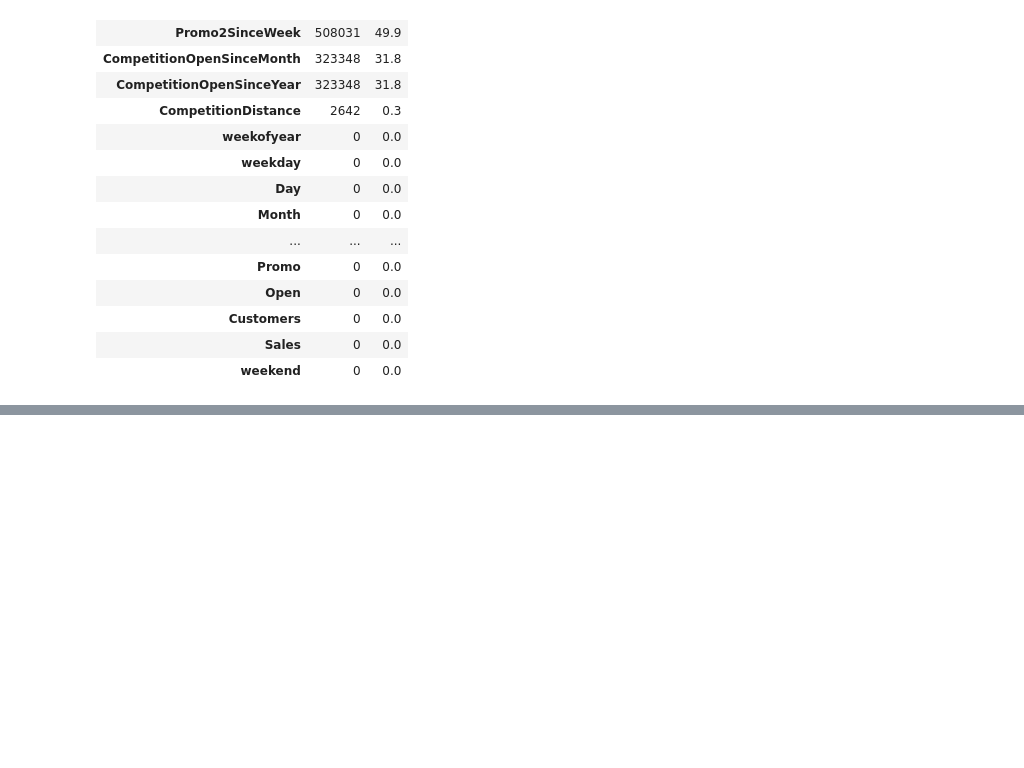
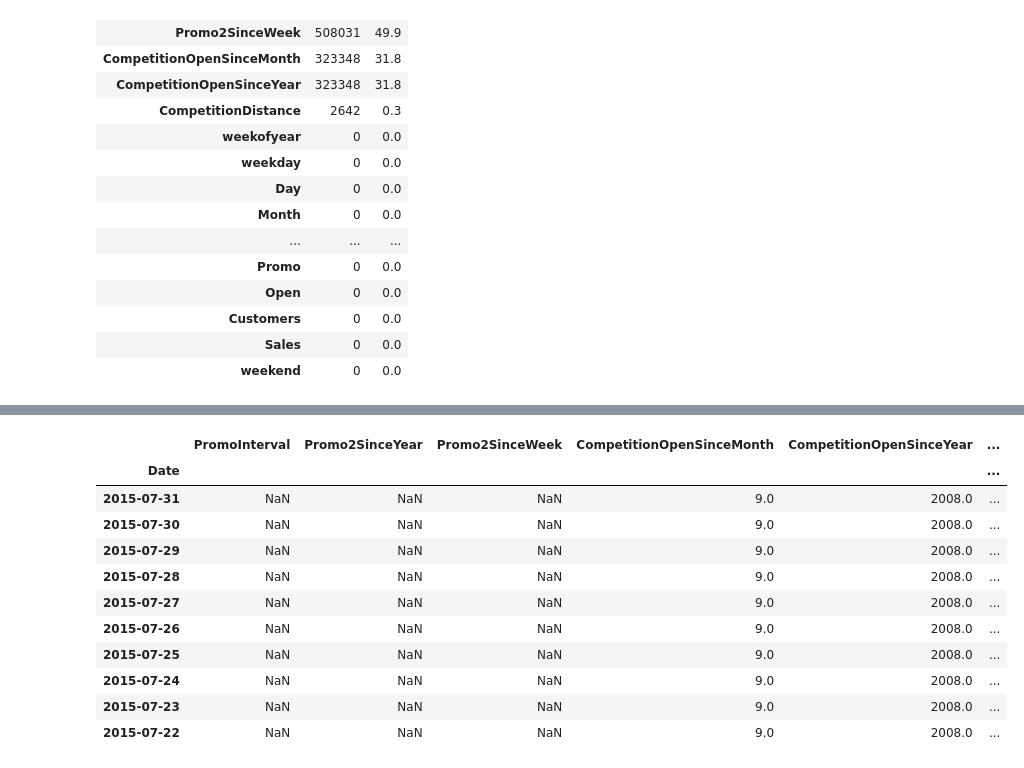
Before and after one commit to michaelgetachew-abebe/Pharmaceutical-Sales-Prediction_Rossmann, a Jupyter notebook: notebooks/preprocess.ipynb, the cells around one changed output, grey strips where cells are left out. Saved outputs shown, nothing was run; the diff lists cells and outputs as text; code cells hidden in the pictures; blank space fills up the shorter version.

Commit message:
Feat(add): started handling missing values

```diff
--- a/notebooks/preprocess.ipynb
+++ b/notebooks/preprocess.ipynb
@@ -175,0 +196,16 @@ preprocessor.get_missing_data_percentage(train_store)
+# %%
+missing_df = train_store[['PromoInterval', 'Promo2SinceYear', 'Promo2SinceWeek', 'CompetitionOpenSinceMonth', 'CompetitionOpenSinceYear', 'CompetitionDistance', 'Open']]
+missing_df.head(10)
+# %% [output]
+|  | PromoInterval | Promo2SinceYear | Promo2SinceWeek | CompetitionOpenSinceMonth | CompetitionOpenSinceYear | ... |
+| Date |  |  |  |  |  | ... |
+| 2015-07-31 | NaN | NaN | NaN | 9.0 | 2008.0 | ... |
+| 2015-07-30 | NaN | NaN | NaN | 9.0 | 2008.0 | ... |
+| 2015-07-29 | NaN | NaN | NaN | 9.0 | 2008.0 | ... |
+| 2015-07-28 | NaN | NaN | NaN | 9.0 | 2008.0 | ... |
+| 2015-07-27 | NaN | NaN | NaN | 9.0 | 2008.0 | ... |
+| 2015-07-26 | NaN | NaN | NaN | 9.0 | 2008.0 | ... |
+| 2015-07-25 | NaN | NaN | NaN | 9.0 | 2008.0 | ... |
+| 2015-07-24 | NaN | NaN | NaN | 9.0 | 2008.0 | ... |
+| 2015-07-23 | NaN | NaN | NaN | 9.0 | 2008.0 | ... |
+| 2015-07-22 | NaN | NaN | NaN | 9.0 | 2008.0 | ... |
```
Also changed, not shown: parts of 2 cells of this notebook.
